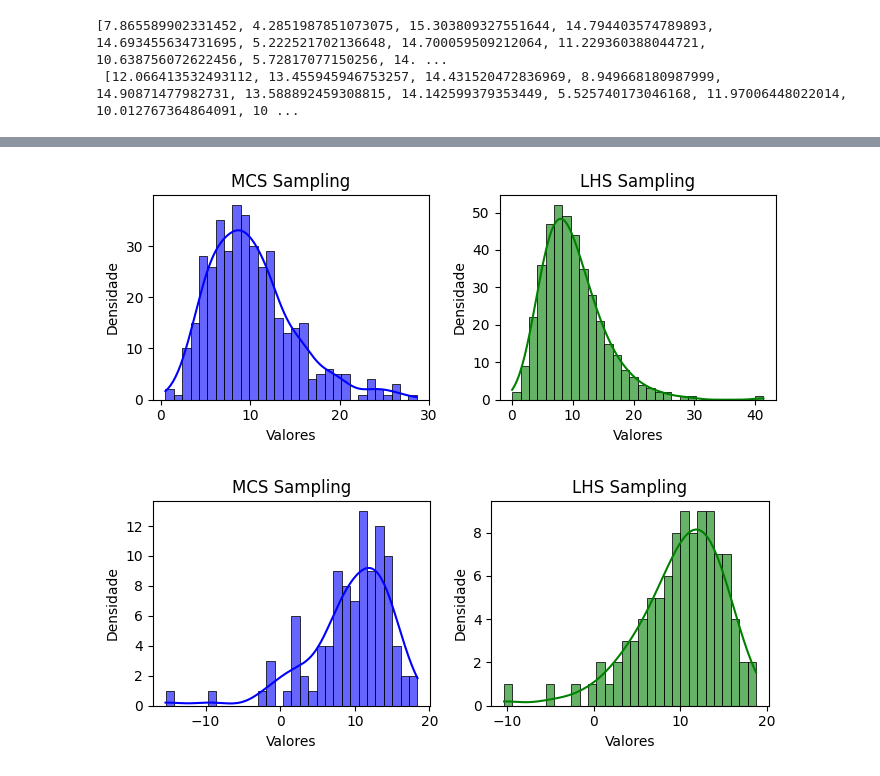
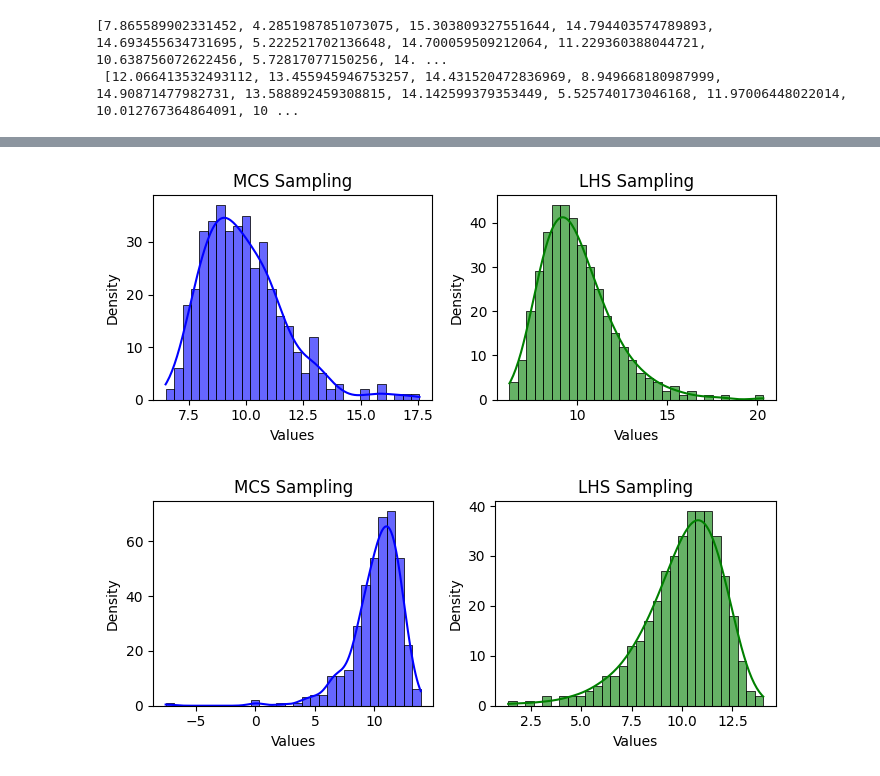
Before and after one commit to Pesquisa-UFCAT/parepy, a Jupyter notebook: local_examples/sampling_examples.ipynb, the cells around one changed output, grey strips where cells are left out. Drawn from its saved outputs; the diff is of its cells as text; code cells hidden in the pictures.

```diff
--- a/local_examples/sampling_examples.ipynb
+++ b/local_examples/sampling_examples.ipynb
@@ -110,8 +112,8 @@ plt.show()
 # %%
 # Sampling
 n = 400
-x = gumbel_max_sampling({'mean': 10, 'sigma': 5}, 'mcs', n)
-y = gumbel_max_sampling({'mean': 10, 'sigma': 5}, 'lhs', n)
+x = gumbel_max_sampling({'mean': 10, 'sigma': 2}, 'mcs', n)
+y = gumbel_max_sampling({'mean': 10, 'sigma': 2}, 'lhs', n)
 
 # Criar subplots lado a lado
 fig, axes = plt.subplots(1, 2, figsize=(7, 3))
@@ -119,14 +121,14 @@ fig, axes = plt.subplots(1, 2, figsize=(7, 3))
 # Primeiro gráfico: Histograma e KDE para dados1
 sns.histplot(x, kde=True, bins=30, color='blue', ax=axes[0], alpha=0.6, edgecolor='black')
 axes[0].set_title('MCS Sampling')
-axes[0].set_xlabel('Valores')
-axes[0].set_ylabel('Densidade')
+axes[0].set_xlabel('Values')
+axes[0].set_ylabel('Density')
 
 # Segundo gráfico: Histograma e KDE para dados2
 sns.histplot(y, kde=True, bins=30, color='green', ax=axes[1], alpha=0.6, edgecolor='black')
 axes[1].set_title('LHS Sampling')
-axes[1].set_xlabel('Valores')
-axes[1].set_ylabel('Densidade')
+axes[1].set_xlabel('Values')
+axes[1].set_ylabel('Density')
 
 # Ajustar o layout
 plt.tight_layout()
@@ -134,32 +136,32 @@ plt.tight_layout()
 # Mostrar o gráfico
 plt.show()
 # %% [output]
-[figure, old version]
+[figure, new version]
 # %%
 # Sampling
-n = 100
-x = gumbel_min_sampling({'mean': 10, 'sigma': 5}, 'mcs', n)
-y = gumbel_min_sampling({'mean': 10, 'sigma': 5}, 'lhs', n)
+n = 400
+x = gumbel_min_sampling({'mean': 10, 'sigma': 2}, 'mcs', n)
+y = gumbel_min_sampling({'mean': 10, 'sigma': 2}, 'lhs', n)
 
 # Criar subplots lado a lado
 fig, axes = plt.subplots(1, 2, figsize=(7, 3))
 
 # Primeiro gráfico: Histograma e KDE para dados1
 sns.histplot(x, kde=True, bins=30, color='blue', ax=axes[0], alpha=0.6, edgecolor='black')
 axes[0].set_title('MCS Sampling')
-axes[0].set_xlabel('Valores')
-axes[0].set_ylabel('Densidade')
+axes[0].set_xlabel('Values')
+axes[0].set_ylabel('Density')
 
 # Segundo gráfico: Histograma e KDE para dados2
 sns.histplot(y, kde=True, bins=30, color='green', ax=axes[1], alpha=0.6, edgecolor='black')
 axes[1].set_title('LHS Sampling')
-axes[1].set_xlabel('Valores')
-axes[1].set_ylabel('Densidade')
+axes[1].set_xlabel('Values')
+axes[1].set_ylabel('Density')
 
 # Ajustar o layout
 plt.tight_layout()
 
 # Mostrar o gráfico
 plt.show()
 # %% [output]
-[figure, old version]
+[figure, new version]
```
Also changed, not shown: parts of 9 cells of this notebook, 2 other files.
